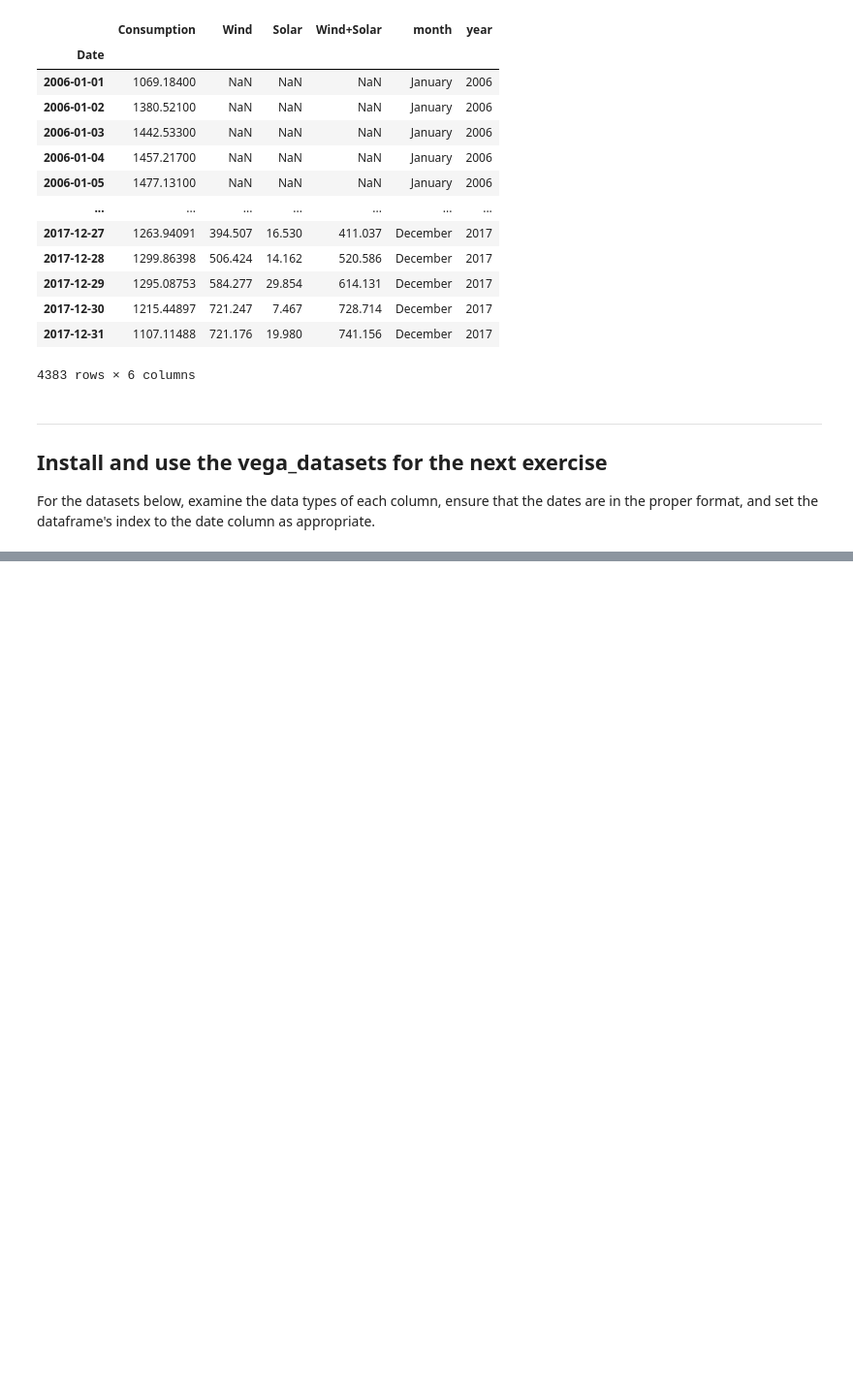
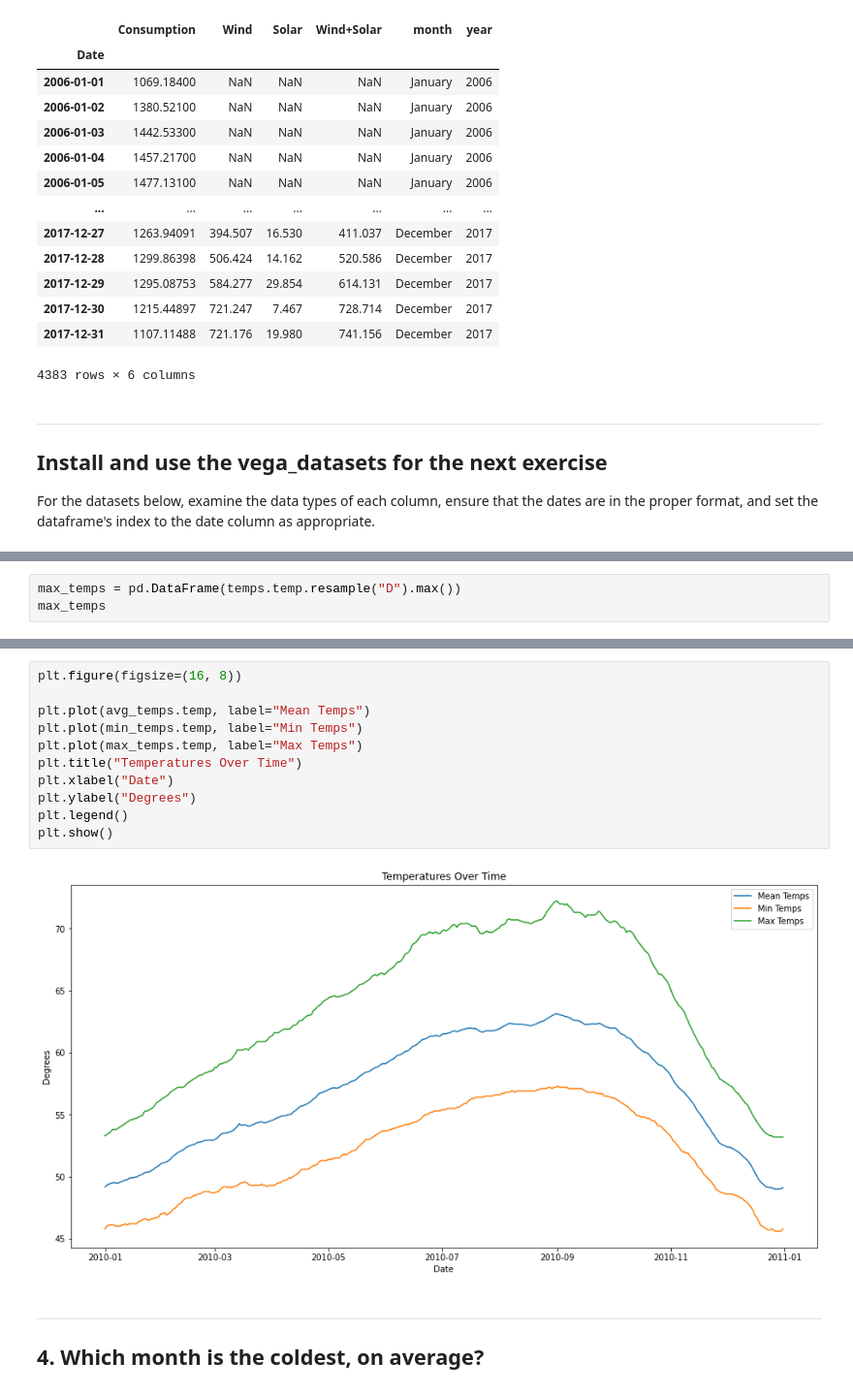
Before and after one commit to aleclhartman/ds-methodologies-exercises, a Jupyter notebook: time_series/prepare.ipynb, the cells around one changed output, grey strips where cells are left out. Shown: that part at 97% size. Saved outputs shown, nothing was run; the diff lists cells and outputs as text; blank space fills up the shorter version.

```diff
--- a/time_series/prepare.ipynb
+++ b/time_series/prepare.ipynb
@@ -382,0 +488,3 @@ For the datasets below, examine the data types of each column, ensure that the d
+# %%
+max_temps = pd.DataFrame(temps.temp.resample("D").max())
+max_temps
@@ -382,0 +506,16 @@ For the datasets below, examine the data types of each column, ensure that the d
+# %%
+plt.figure(figsize=(16, 8))
+
+plt.plot(avg_temps.temp, label="Mean Temps")
+plt.plot(min_temps.temp, label="Min Temps")
+plt.plot(max_temps.temp, label="Max Temps")
+plt.title("Temperatures Over Time")
+plt.xlabel("Date")
+plt.ylabel("Degrees")
+plt.legend()
+plt.show()
+# %% [output]
+[figure, added]
+# %% [markdown]
+---
+## 4. Which month is the coldest, on average?
```
Also changed, not shown: parts of 37 cells of this notebook, 1 other file.
